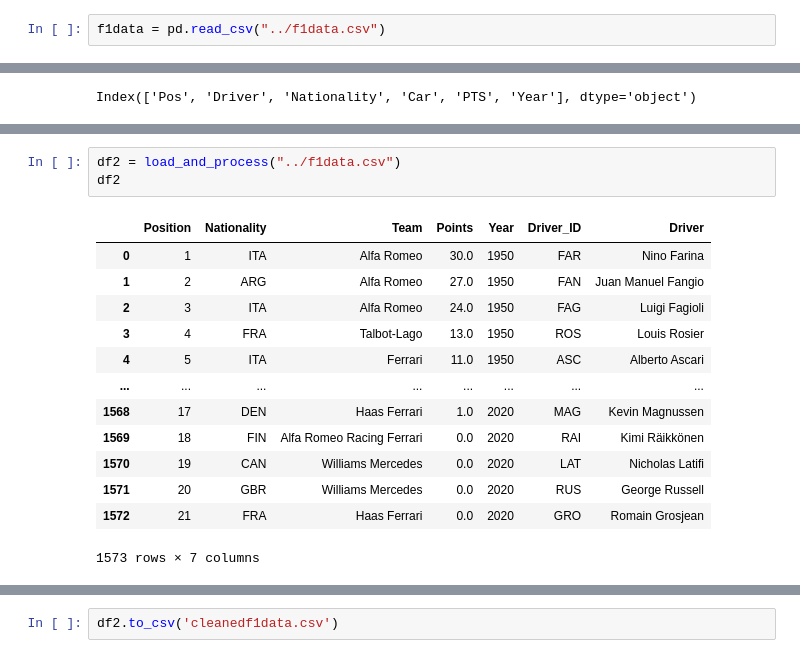
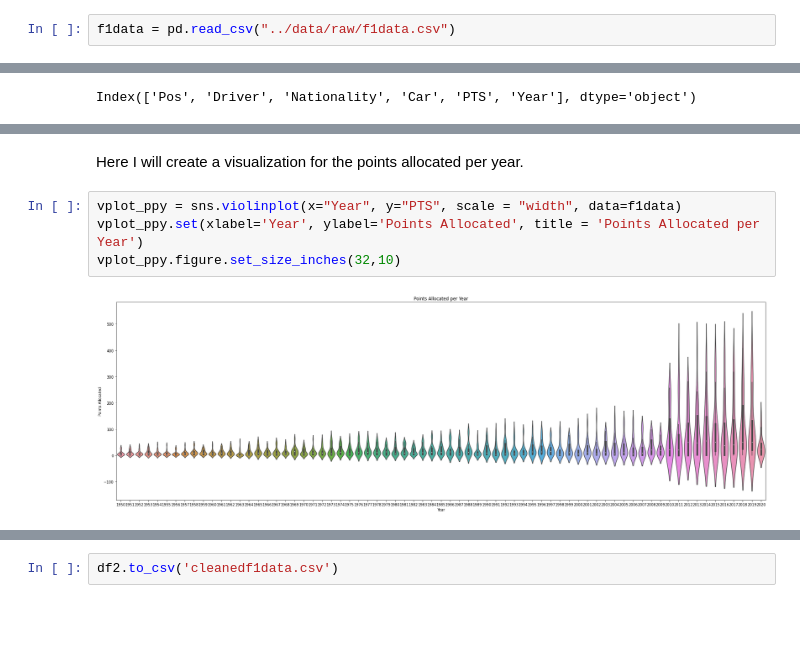
Before and after one commit to data301-2021-winter1/project-group12, a Jupyter notebook: notebooks/kennedyF.ipynb, the cells around one changed output, grey strips where cells are left out. Drawn from its saved outputs; the diff is of its cells as text; blank space fills up the shorter version.

```diff
--- a/notebooks/kennedyF.ipynb
+++ b/notebooks/kennedyF.ipynb
@@ -17,2 +13,2 @@ print(pd.__version__)
 # %%
-f1data = pd.read_csv("../f1data.csv")
+f1data = pd.read_csv("../data/raw/f1data.csv")
@@ -199,17 +29,8 @@ def load_and_process(url_or_path_to_csv_file):
-# %%
-df2 = load_and_process("../f1data.csv")
-df2
-# %% [output]
-|  | Position | Nationality | Team | Points | Year | Driver_ID | Driver |
-| 0 | 1 | ITA | Alfa Romeo | 30.0 | 1950 | FAR | Nino Farina |
-| 1 | 2 | ARG | Alfa Romeo | 27.0 | 1950 | FAN | Juan Manuel Fangio |
-| 2 | 3 | ITA | Alfa Romeo | 24.0 | 1950 | FAG | Luigi Fagioli |
-| 3 | 4 | FRA | Talbot-Lago | 13.0 | 1950 | ROS | Louis Rosier |
-| 4 | 5 | ITA | Ferrari | 11.0 | 1950 | ASC | Alberto Ascari |
-| ... | ... | ... | ... | ... | ... | ... | ... |
-| 1568 | 17 | DEN | Haas Ferrari | 1.0 | 2020 | MAG | Kevin Magnussen |
-| 1569 | 18 | FIN | Alfa Romeo Racing Ferrari | 0.0 | 2020 | RAI | Kimi Räikkönen |
-| 1570 | 19 | CAN | Williams Mercedes | 0.0 | 2020 | LAT | Nicholas Latifi |
-| 1571 | 20 | GBR | Williams Mercedes | 0.0 | 2020 | RUS | George Russell |
-| 1572 | 21 | FRA | Haas Ferrari | 0.0 | 2020 | GRO | Romain Grosjean |
-1573 rows × 7 columns
+# %% [markdown]
+Here I will create a visualization for the points allocated per year.
+# %%
+vplot_ppy = sns.violinplot(x="Year", y="PTS", scale = "width", data=f1data)
+vplot_ppy.set(xlabel='Year', ylabel='Points Allocated', title = 'Points Allocated per Year')
+vplot_ppy.figure.set_size_inches(32,10)
+# %% [output]
+[figure, added]
```
Also changed, not shown: parts of 53 cells of this notebook, 3 other files.
